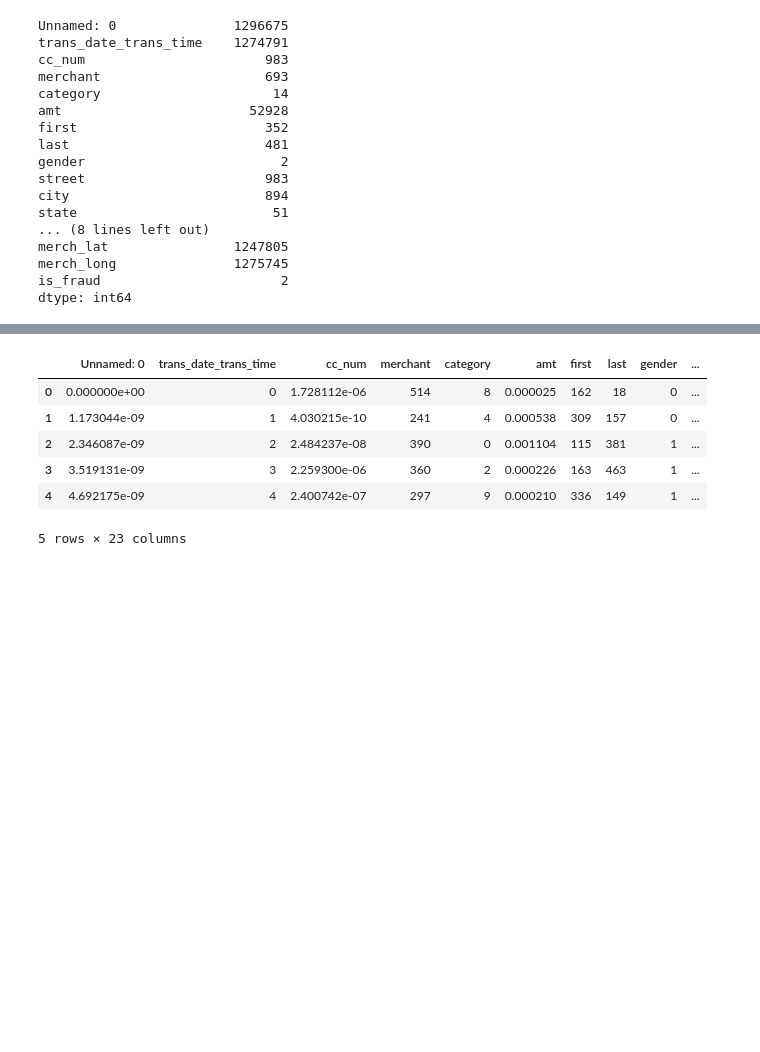
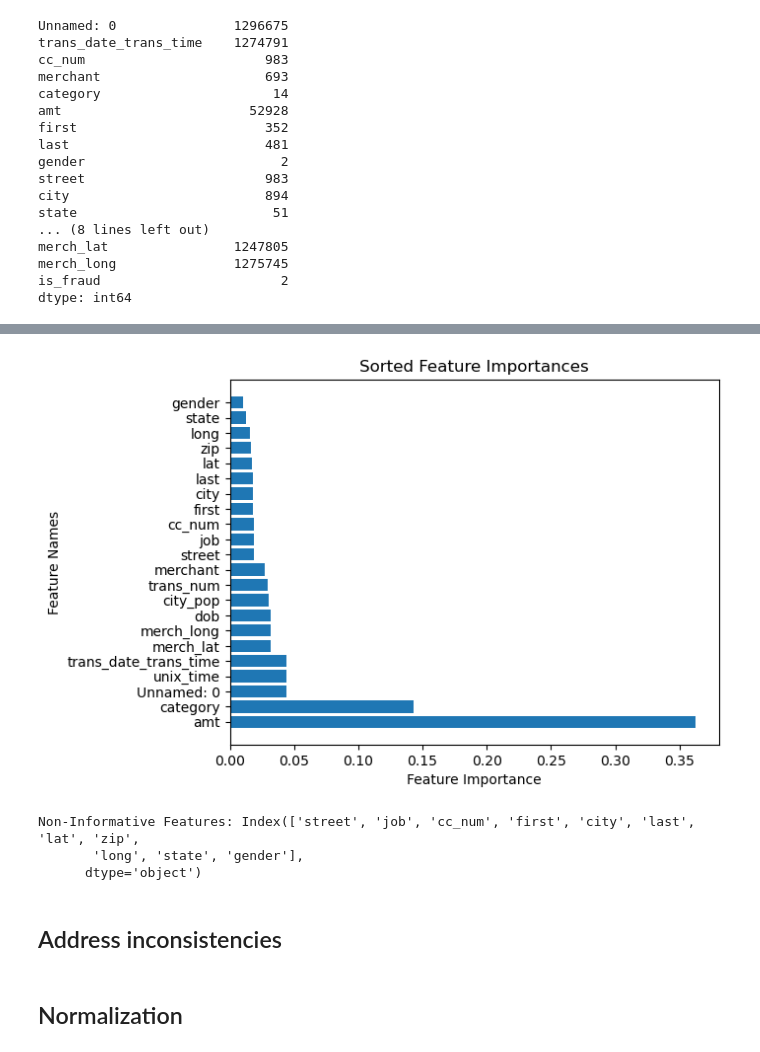
Before and after one commit to alexish4/Preprocessing, a Jupyter notebook: Preprocess.ipynb, the cells around one changed output, grey strips where cells are left out. Saved outputs shown, nothing was run; the diff lists cells and outputs as text; code cells hidden in the pictures; blank space fills up the shorter version.

Commit message:
added address inconsistencies

```diff
--- a/Preprocess.ipynb
+++ b/Preprocess.ipynb
@@ -185,25 +170,34 @@ df.head()
 5 rows × 23 columns
 # %%
-# y = df['is_fraud']
-# X = df.drop('is_fraud' , axis=1)
+'''
+y = df['is_fraud']
+X = df.drop('is_fraud' , axis=1)
 
-# model = RandomForestClassifier()
-# model.fit(X, y)
-# feature_importances = model.feature_importances_
-# feature_names = df.drop('is_fraud', axis=1).columns
+model = RandomForestClassifier()
+model.fit(X, y)
+feature_importances = model.feature_importances_
+feature_names = df.drop('is_fraud', axis=1).columns
 
-# sorted_indices = feature_importances.argsort()[::-1]
-# sorted_feature_names = feature_names[sorted_indices]
-# sorted_feature_importances = feature_importances[sorted_indices]
+sorted_indices = feature_importances.argsort()[::-1]
+sorted_feature_names = feature_names[sorted_indices]
+sorted_feature_importances = feature_importances[sorted_indices]
 
-# plt.barh(sorted_feature_names, sorted_feature_importances)
-# plt.xlabel('Feature Importance')
-# plt.ylabel('Feature Names')
-# plt.title('Sorted Feature Importances')
-# plt.show()
+plt.barh(sorted_feature_names, sorted_feature_importances)
+plt.xlabel('Feature Importance')
+plt.ylabel('Feature Names')
+plt.title('Sorted Feature Importances')
+plt.show()
 
-# threshold = 0.02
+threshold = 0.02
 
-# non_informative_features = sorted_feature_names[sorted_feature_importances < threshold]
+non_informative_features = sorted_feature_names[sorted_feature_importances < threshold]
 
-# print("Non-Informative Features:", non_informative_features)
+print("Non-Informative Features:", non_informative_features)
+'''
+# %% [output]
+[figure, added]
+Non-Informative Features: Index(['street', 'job', 'cc_num', 'first', 'city', 'last', 'lat', 'zip',
+       'long', 'state', 'gender'],
+      dtype='object')
+# %% [markdown]
+## Address inconsistencies
@@ -209,0 +206,2 @@ df.head()
+# %% [markdown]
+## Normalization
@@ -210,15 +213,5 @@ df.head()
 # %%
 #performing one hot encoding on gender column
-one_hot = pd.get_dummies(df['gender'], prefix='gender')
-df_encoded = pd.concat([df, one_hot], axis=1)
-df = df_encoded.drop(one_hot, axis=1)
-
-df.head()
+one_hot = pd.get_dummies(dataset['gender'], prefix='gender')
+dataset_encoded = pd.concat([dataset, one_hot], axis=1)
+dataset = dataset_encoded.drop(one_hot, axis=1)
-# %% [output]
-|  | Unnamed: 0 | trans_date_trans_time | cc_num | merchant | category | amt | first | last | gender | ... |
-| 0 | 0.000000e+00 | 0 | 1.728112e-06 | 514 | 8 | 0.000025 | 162 | 18 | 0 | ... |
-| 1 | 1.173044e-09 | 1 | 4.030215e-10 | 241 | 4 | 0.000538 | 309 | 157 | 0 | ... |
-| 2 | 2.346087e-09 | 2 | 2.484237e-08 | 390 | 0 | 0.001104 | 115 | 381 | 1 | ... |
-| 3 | 3.519131e-09 | 3 | 2.259300e-06 | 360 | 2 | 0.000226 | 163 | 463 | 1 | ... |
-| 4 | 4.692175e-09 | 4 | 2.400742e-07 | 297 | 9 | 0.000210 | 336 | 149 | 1 | ... |
-5 rows × 23 columns
```
Also changed, not shown: parts of 11 cells of this notebook.
